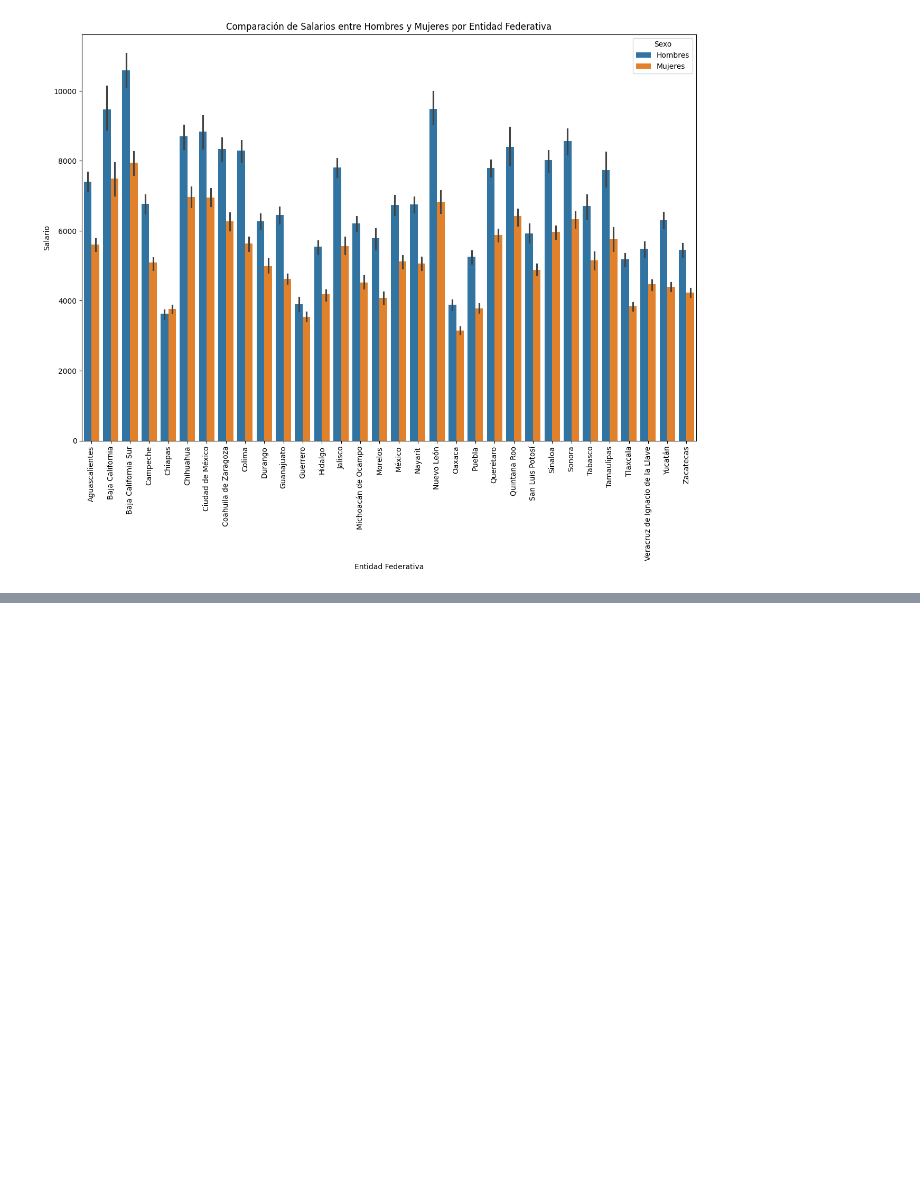
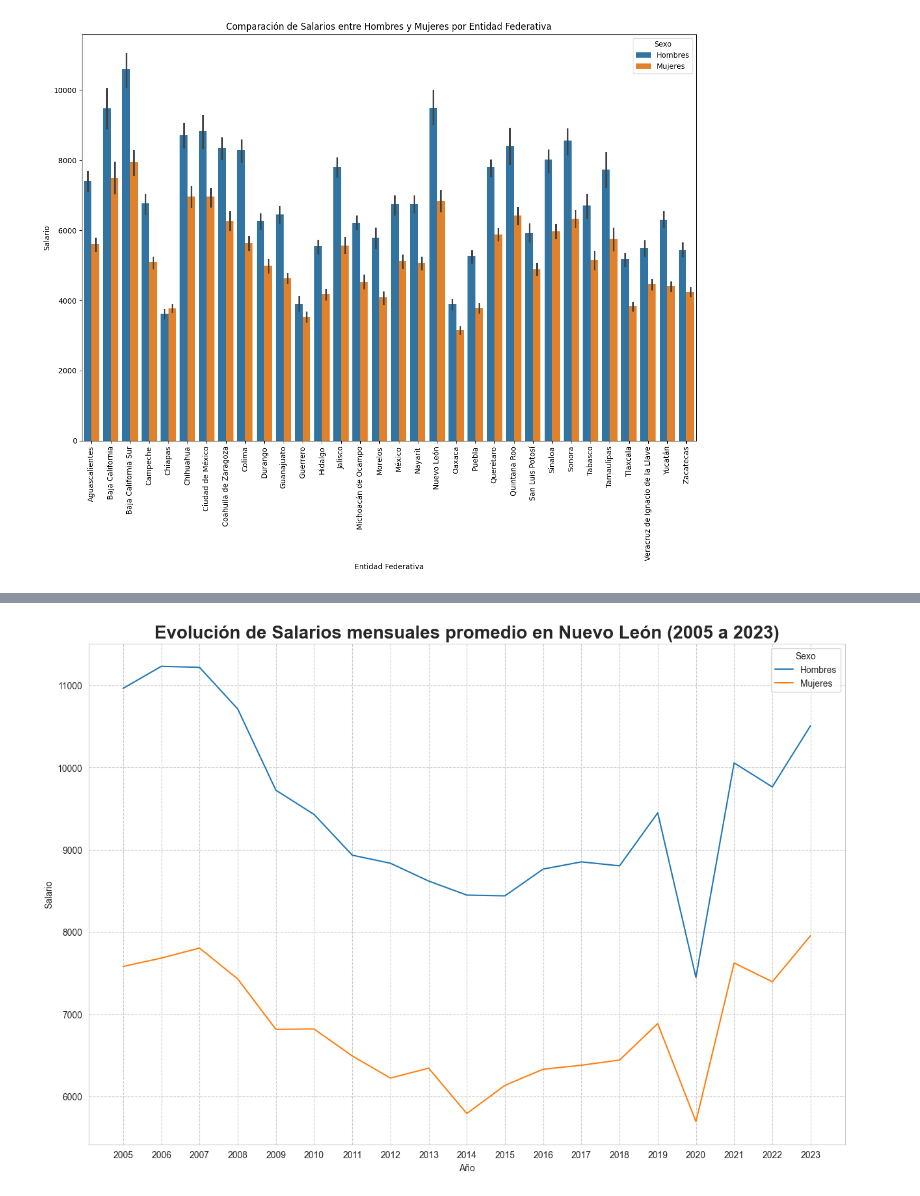
Before and after one commit to Qarant/Analysis-of-Mexican-Salaries-Over-Time, a Jupyter notebook: Statistics_and_Visualization.ipynb, the cells around one changed output, grey strips where cells are left out. Cells and saved outputs as stored; diff of their text form; code cells hidden in the pictures; blank space fills up the shorter version.

```diff
--- a/Statistics_and_Visualization.ipynb
+++ b/Statistics_and_Visualization.ipynb
@@ -206,0 +242,7 @@ plt.show() # Mostrar las gráficas
+# %%
+plt.figure(figsize=(15, 10))
+sns.lineplot(data = df_nuevoLeon, x='Año', y = 'Salario', hue='Sexo')
+plt.title('Evolución de Salarios mensuales promedio en Nuevo León (2005 a 2023)', fontsize = 20, fontweight='bold')
+plt.show()
+# %% [output]
+[figure, added]
```
Also changed, not shown: parts of 7 cells of this notebook.
